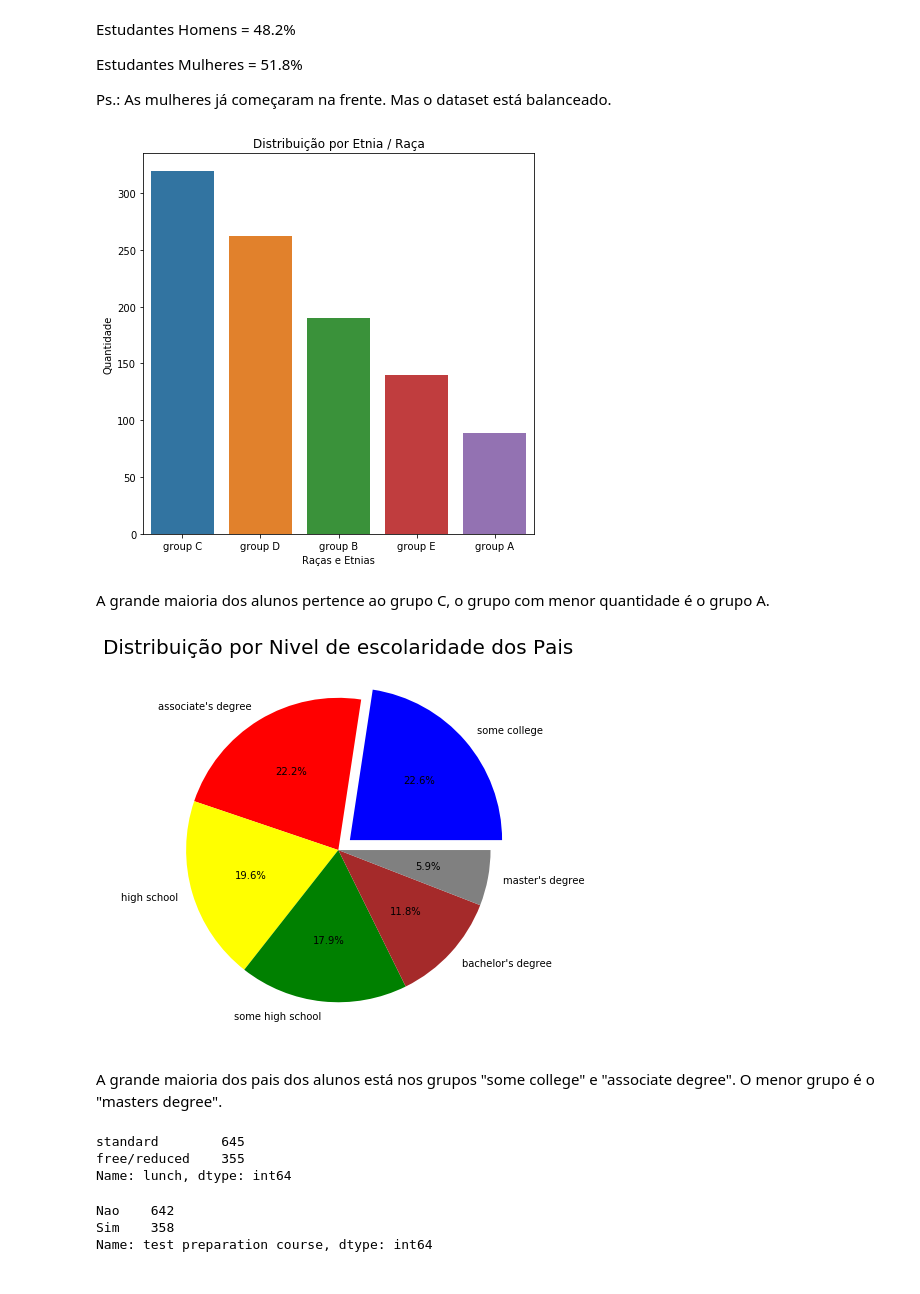
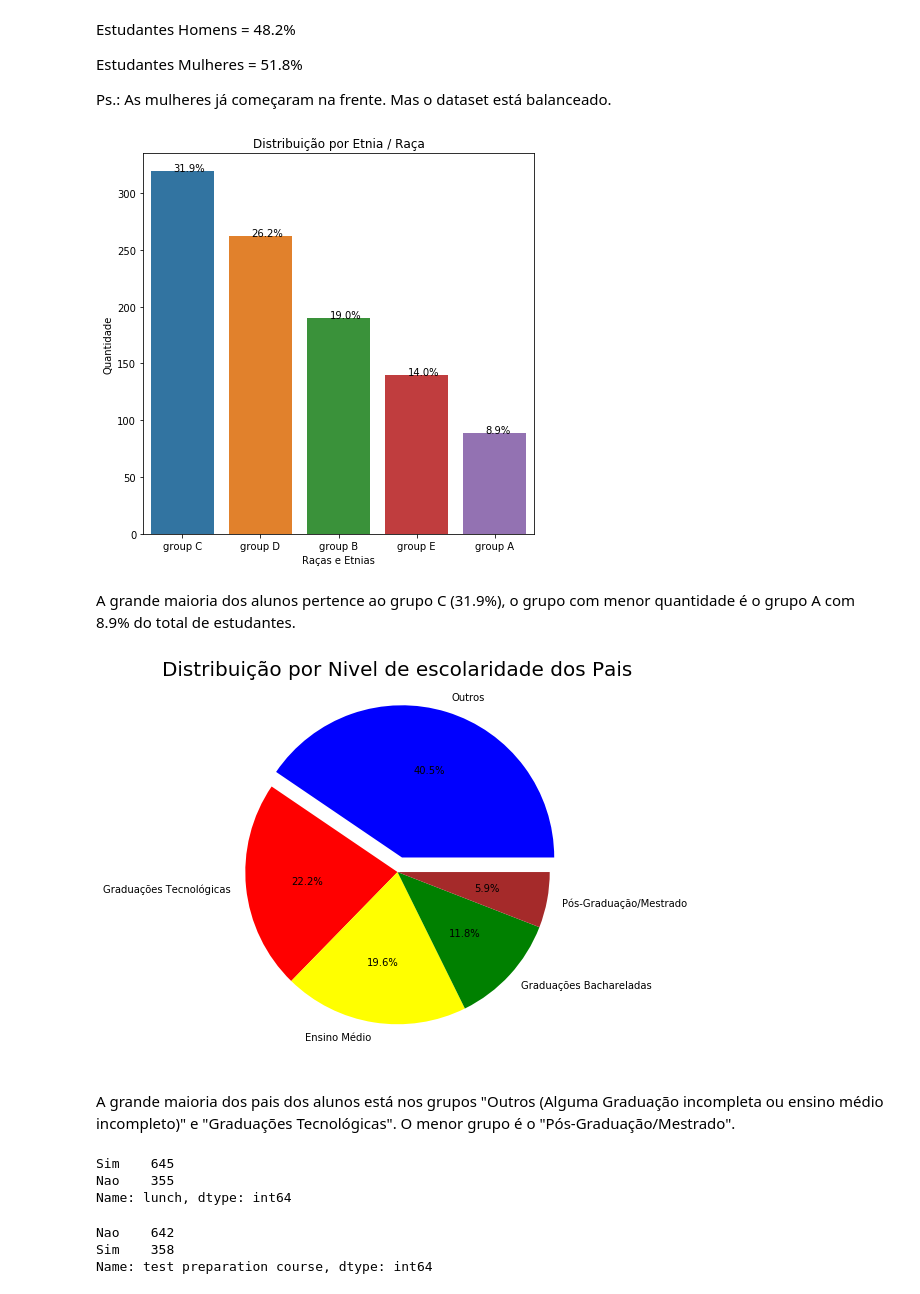
Before and after one commit to marciodelima/portifolioprojetos, a Jupyter notebook: Dashboard_Python/Dashboard.ipynb, the cells around one changed output. Saved outputs shown, nothing was run; the diff lists cells and outputs as text; code cells hidden in the pictures.

```diff
--- a/Dashboard_Python/Dashboard.ipynb
+++ b/Dashboard_Python/Dashboard.ipynb
@@ -136,3 +132,16 @@ df['test preparation course'] = df['test preparation course'].map(lambda x: 'Nao
+# %%
+#Traducao
+df['gender'] = df['gender'].map(lambda x: 'Masculino' if x == 'male' else 'Feminino' )
+df['test preparation course'] = df['test preparation course'].map(lambda x: 'Nao' if x == 'none' else 'Sim' )
+
+df['parental level of education'] = df['parental level of education'].map(lambda x: 'Graduações Tecnológicas' if x == "associate's degree" else x)
+df['parental level of education'] = df['parental level of education'].map(lambda x: 'Graduações Bachareladas' if x == "bachelor's degree" else x)
+df['parental level of education'] = df['parental level of education'].map(lambda x: 'Ensino Médio' if x == "high school" else x)
+df['parental level of education'] = df['parental level of education'].map(lambda x: 'Pós-Graduação/Mestrado' if x == "master's degree" else x)
+df['parental level of education'] = df['parental level of education'].map(lambda x: 'Outros' if x == "some college" else x)
+df['parental level of education'] = df['parental level of education'].map(lambda x: 'Outros' if x == "some high school" else x)
+
+df['lunch'] = df['lunch'].map(lambda x: 'Sim' if x == 'standard' else 'Nao' )
 # %%
 #Criando novas colunas - Avaliação das Notas - Nota de Corte - 65
 df["math_resultado"] = np.where(df["math score"]<65,"Reprovado" , "Aprovado")
@@ -160,39 +185,45 @@ Ps.: As mulheres já começaram na frente. Mas o dataset está balanceado.
 # %%
 # Distribuição por etnia / raça
 plt.figure(figsize=(7,7))
-sns.barplot(x=df['race/ethnicity'].value_counts().index,
+ax=sns.barplot(x=df['race/ethnicity'].value_counts().index,
               y=df['race/ethnicity'].value_counts().values)
 plt.xlabel('Raças e Etnias')
 plt.ylabel('Quantidade')
 plt.title('Distribuição por Etnia / Raça')
+total = len(df['race/ethnicity'])
+for p in ax.patches:
+        percentage = '{:.1f}%'.format(100 * p.get_height()/total)
+        x = p.get_x() + (p.get_width()/2.8)
+        y = p.get_y() + p.get_height() - 0.02
+        ax.annotate(percentage, (x, y))
 plt.show()
 # %% [output]
-[figure, old version]
+[figure, new version]
 # %% [markdown]
-A grande maioria dos alunos pertence ao grupo C, o grupo com menor quantidade é o grupo A.
+A grande maioria dos alunos pertence ao grupo C (31.9%), o grupo com menor quantidade é o grupo A com 8.9% do total de estudantes.
 # %%
 # Distribuição por Nivel de escolaridade dos Pais
 nivel = df['parental level of education'].value_counts()
 
 labels=nivel.index
-colors=['blue','red','yellow','green','brown','gray']
-explode=[0.1,0,0,0,0,0]
+colors=['blue','red','yellow','green','brown']
+explode=[0.1,0,0,0,0]
 values=nivel.values
 
 #visualization
 plt.figure(figsize=(12,7))
 plt.pie(values,explode=explode,labels=labels,colors=colors,autopct='%1.1f%%')
 plt.title('Distribuição por Nivel de escolaridade dos Pais',color='black',fontsize=20)
 plt.show()
 # %% [output]
-[figure, old version]
+[figure, new version]
 # %% [markdown]
-A grande maioria dos pais dos alunos está nos grupos "some college" e "associate degree". O menor grupo é o "masters degree".
+A grande maioria dos pais dos alunos está nos grupos "Outros (Alguma Graduação incompleta ou ensino médio incompleto)" e "Graduações Tecnológicas". O menor grupo é o "Pós-Graduação/Mestrado".
 # %%
 df['lunch'].value_counts()
 # %% [output]
-standard        645
-free/reduced    355
+Sim    645
+Nao    355
 Name: lunch, dtype: int64
 # %%
 df['test preparation course'].value_counts()
```
Also changed, not shown: parts of 10 cells of this notebook, 1 other file.
